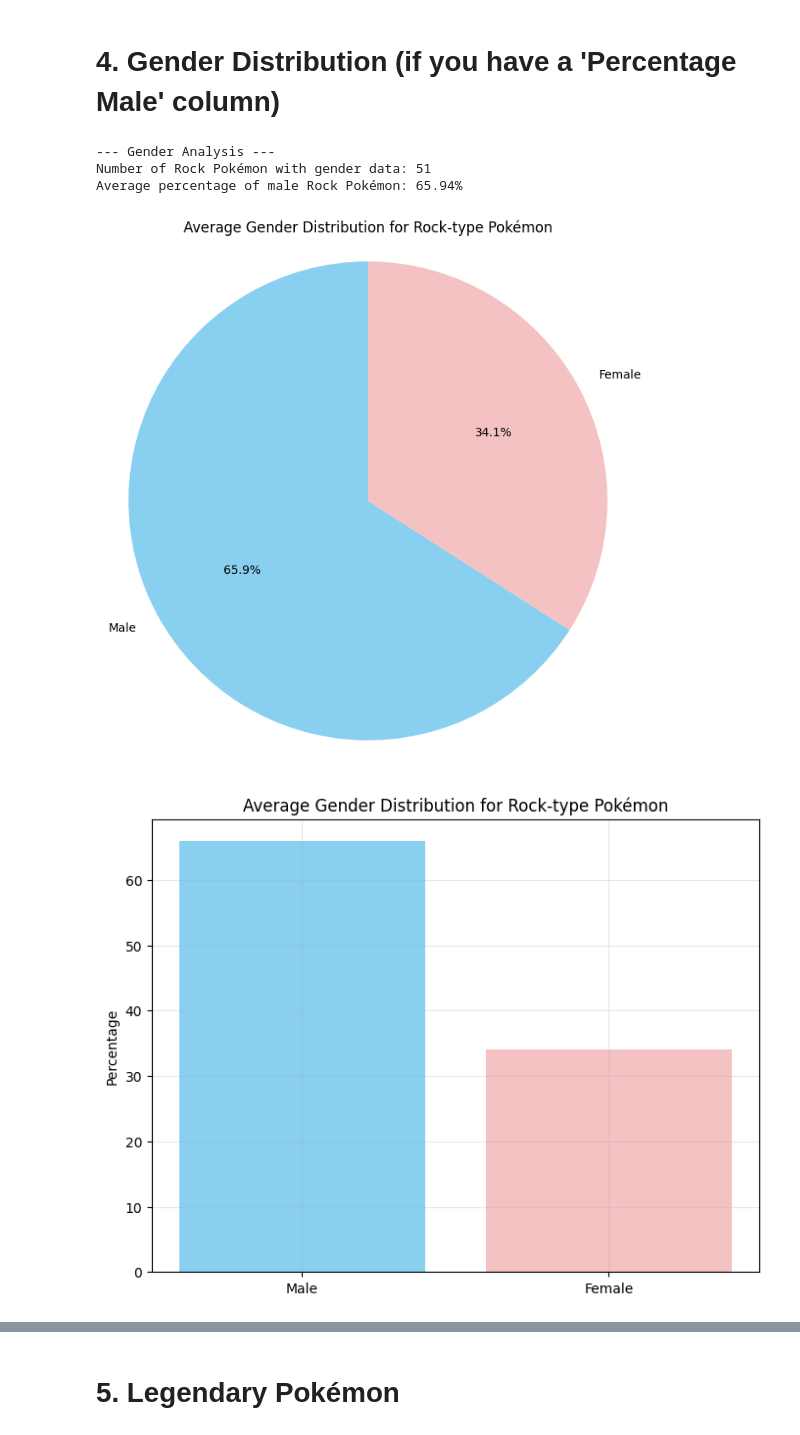
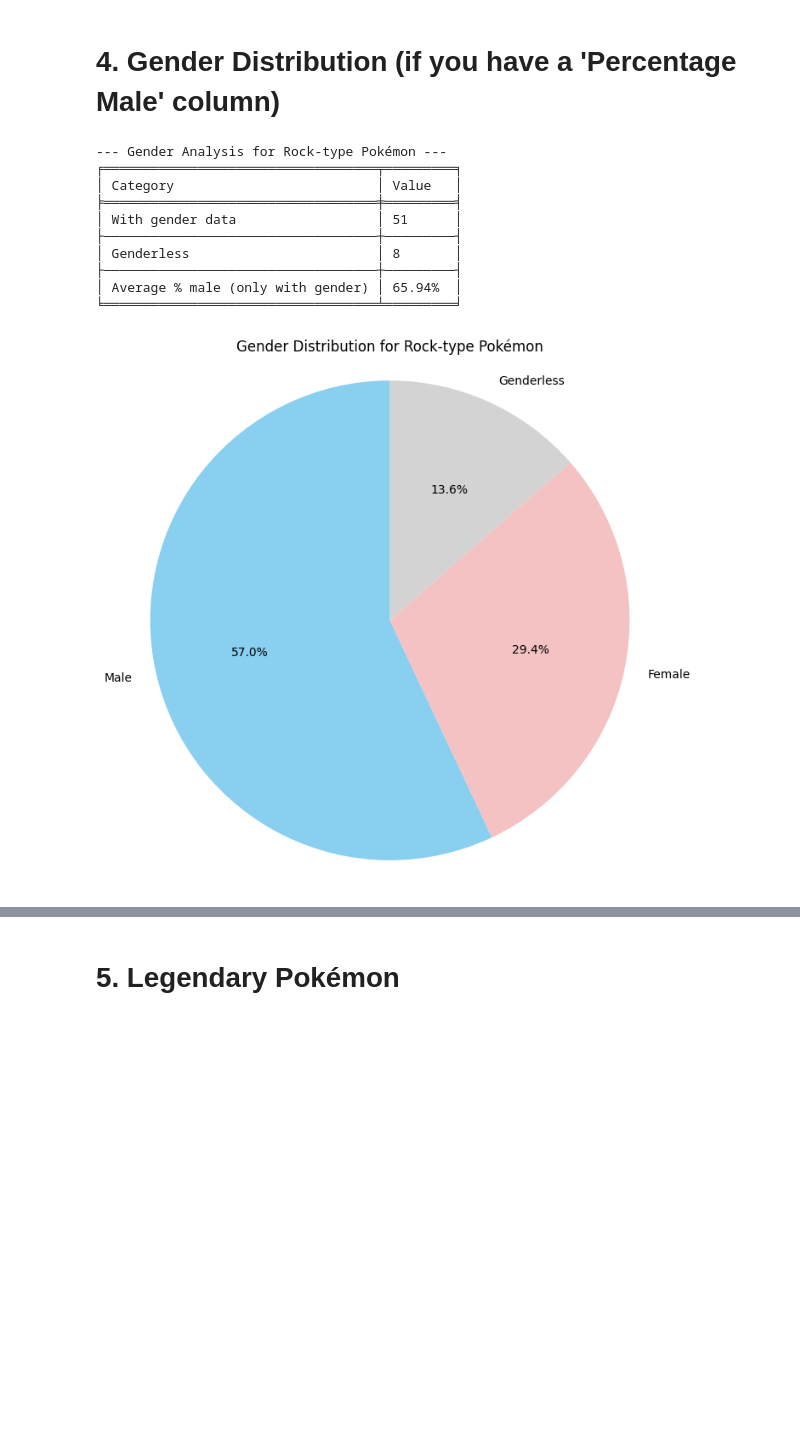
Before and after one commit to driosoft-pro/DataPokemonBattle, a Jupyter notebook: pokemon_battle_rock.ipynb, the cells around one changed output, grey strips where cells are left out. Saved outputs shown, nothing was run; the diff lists cells and outputs as text; code cells hidden in the pictures; blank space fills up the shorter version.

```diff
--- a/pokemon_battle_rock.ipynb
+++ b/pokemon_battle_rock.ipynb
@@ -171,31 +274,63 @@ Least defensive Rock Pokémon: Cranidos with 40 defense
 # %% [markdown]
 # 4. Gender Distribution (if you have a 'Percentage Male' column)
 # %%
-# Remove NaN values for analysis
-df_rock_with_gender = df_rock.dropna(subset=['percentage_male'])
-print("\n--- Gender Analysis ---")
-print(f"Number of Rock Pokémon with gender data: {len(df_rock_with_gender)}")
-print(f"Average percentage of male Rock Pokémon: {df_rock_with_gender['percentage_male'].mean():.2f}%")
+# Filter Rock-type Pokémon that have gender data (not NaN)
+df_rock_with_gender = df_rock[df_rock['percentage_male'].notna()]
+df_rock_genderless = df_rock[df_rock['percentage_male'].isna()]
 
-# Create pie chart for gender distribution
+# Build gender statistics table
+gender_stats = [
+    ["With gender data", len(df_rock_with_gender)],
+    ["Genderless", len(df_rock_genderless)],
+    ["Average % male (only with gender)", f"{df_rock_with_gender['percentage_male'].mean():.2f}%"]
+]
+
+# Display using tabulate
+print("\n--- Gender Analysis for Rock-type Pokémon ---")
+print(tabulate(gender_stats, headers=["Category", "Value"], tablefmt="fancy_grid"))
+
+# Create pie chart for gender distribution including genderless
 plt.figure(figsize=(8, 8))
-labels = ['Male', 'Female']
-sizes = [df_rock_with_gender['percentage_male'].mean(), 100 - df_rock_with_gender['percentage_male'].mean()]
-plt.pie(sizes, labels=labels, autopct='%1.1f%%', startangle=90, colors=['#89CFF0', '#F4C2C2'])
+labels = ['Male', 'Female', 'Genderless']
+
+# Calculate average male and female proportions
+male_percentage = df_rock_with_gender['percentage_male'].mean()
+female_percentage = 100 - male_percentage
+
+# Weighted counts
+male_count = len(df_rock_with_gender) * (male_percentage / 100)
+female_count = len(df_rock_with_gender) * (female_percentage / 100)
+genderless_count = len(df_rock_genderless)
+
+# Percentages for pie chart
+total_pokemon = len(df_rock)
+gender_sizes = [
+    male_count / total_pokemon * 100,
+    female_count / total_pokemon * 100,
+    genderless_count / total_pokemon * 100
+]
+
+# Plot pie chart
+plt.pie(gender_sizes, labels=labels, autopct='%1.1f%%', startangle=90,
+        colors=['#89CFF0', '#F4C2C2', '#D3D3D3'])
 plt.axis('equal')
-plt.title('Average Gender Distribution for Rock-type Pokémon')
+plt.title('Gender Distribution for Rock-type Pokémon')
 plt.show()
 
-# Create bar chart for gender distribution
-plt.figure(figsize=(8, 6))
-plt.bar(['Male', 'Female'], sizes, color=['#89CFF0', '#F4C2C2'])
-plt.title('Average Gender Distribution for Rock-type Pokémon')
-plt.ylabel('Percentage')
-plt.grid(True, alpha=0.3)
-plt.show()
+# Show examples of genderless Rock-type Pokémon if any
+if not df_rock_genderless.empty:
+    print("\nGenderless Rock-type Pokémon:")
+    sample_genderless = df_rock_genderless[['name', 'type1', 'type2']].head()
+    print(tabulate(sample_genderless, headers='keys', tablefmt='fancy_grid', showindex=False))
 # %% [output]
---- Gender Analysis ---
-Number of Rock Pokémon with gender data: 51
-Average percentage of male Rock Pokémon: 65.94%
+--- Gender Analysis for Rock-type Pokémon ---
+╒═══════════════════════════════════╤═════════╕
+│ Category                          │ Value   │
+╞═══════════════════════════════════╪═════════╡
+│ With gender data                  │ 51      │
+├───────────────────────────────────┼─────────┤
+│ Genderless                        │ 8       │
+├───────────────────────────────────┼─────────┤
+│ Average % male (only with gender) │ 65.94%  │
+╘═══════════════════════════════════╧═════════╛
-[figure, old version]
+[figure, new version]
-[figure, removed]
```
Also changed, not shown: parts of 24 cells of this notebook.
